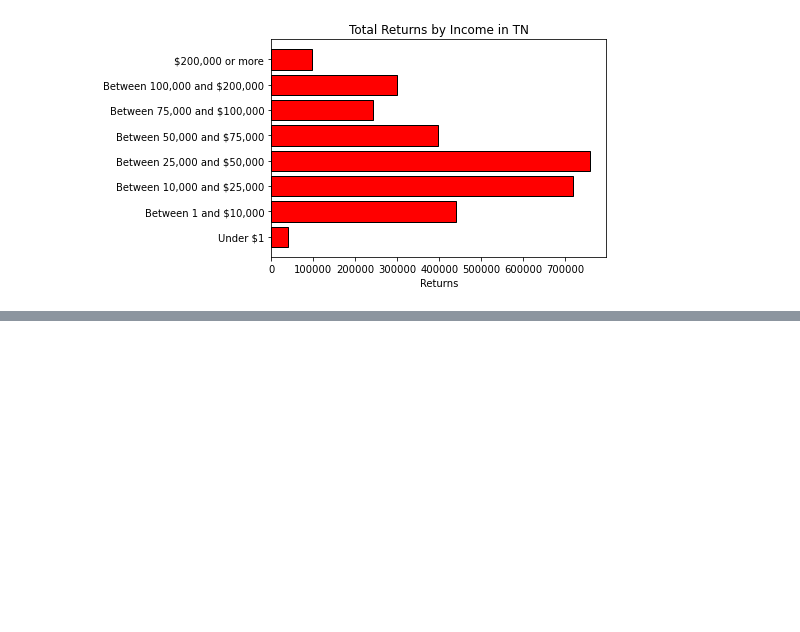
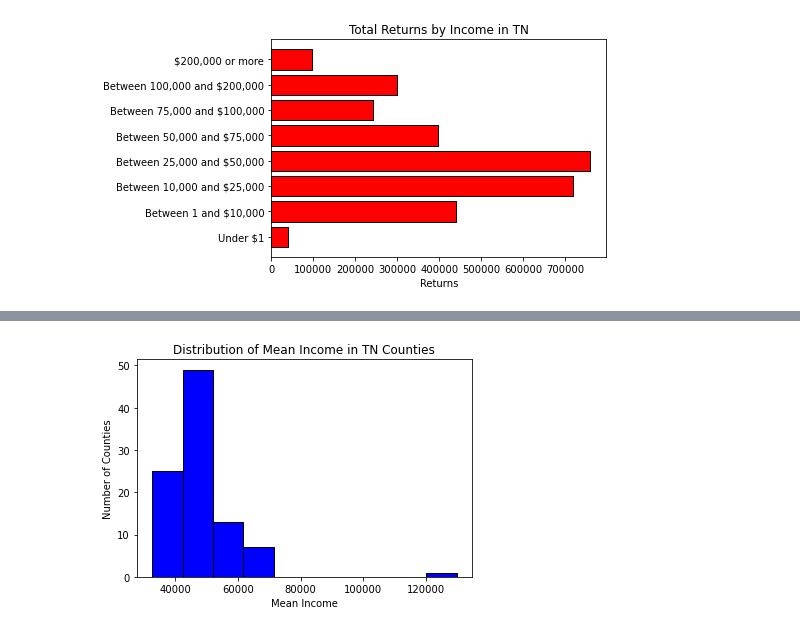
Before and after one commit to jaimeljensen/data-science-essentials-3, a Jupyter notebook: notebooks/tn_med_helper_exploratory.ipynb, the cells around one changed output, grey strips where cells are left out. Cells and saved outputs as stored; diff of their text form; code cells hidden in the pictures; blank space fills up the shorter version.

```diff
--- a/notebooks/tn_med_helper_exploratory.ipynb
+++ b/notebooks/tn_med_helper_exploratory.ipynb
@@ -460,0 +439,7 @@ plt.title("Distribution of Cancer Costs in TN Counties");
+# %%
+plt.hist('mean_income', data=income_county_agg_county_only, color='blue', edgecolor='black')
+plt.xlabel('Mean Income')
+plt.ylabel('Number of Counties')
+plt.title('Distribution of Mean Income in TN Counties');
+# %% [output]
+[figure, added]
```
Also changed, not shown: parts of 98 cells of this notebook, 22 other files.
